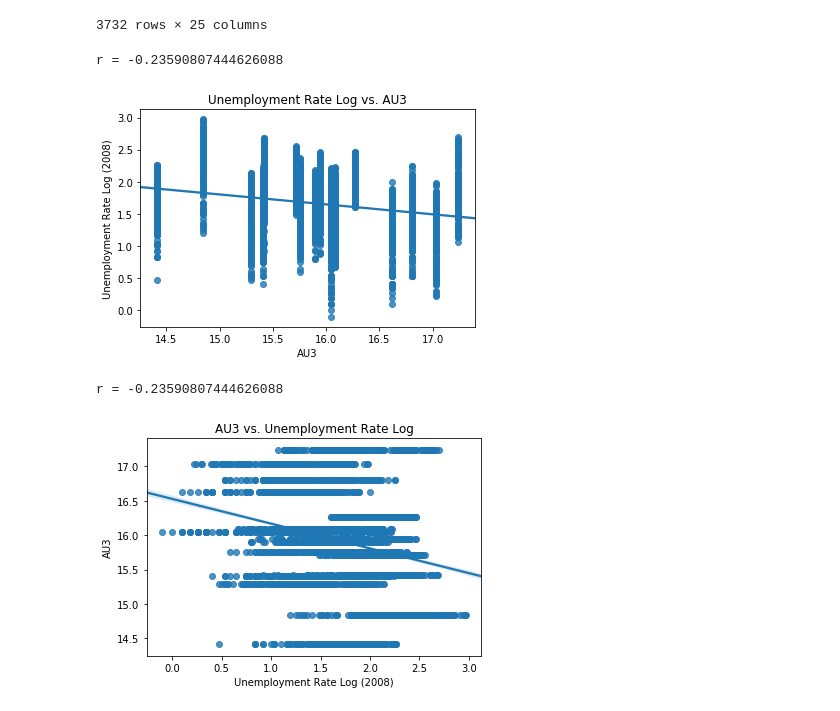
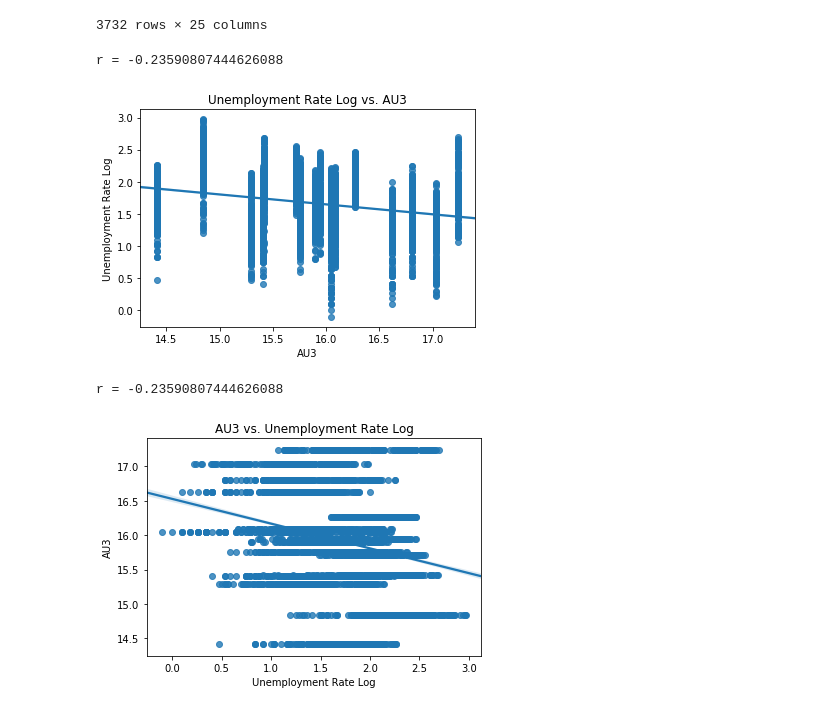
Before and after one commit to agupta01/ds3-zillow, a Jupyter notebook: Plotting (unemployment).ipynb, the cells around one changed output. Cells and saved outputs as stored; diff of their text form; code cells hidden in the pictures.

Commit message:
plot

```diff
--- a/Plotting (unemployment).ipynb
+++ b/Plotting (unemployment).ipynb
@@ -837,24 +837,24 @@ metro_unemployment_zhvi_data_vs_arima50 = pd.merge(metro_unemployment_zhvi_data,
 metro_unemployment_zhvi_data_vs_arima50['Unemployment Rate Log'] = np.log(metro_unemployment_zhvi_data_vs_arima50['Unemployment Rate'])
 # %%
 ax = sns.regplot(x=metro_unemployment_zhvi_data_vs_arima50['AU3'], y=metro_unemployment_zhvi_data_vs_arima50['Unemployment Rate Log'], fit_reg=True, ci=75)
-ax.set(xlabel="AU3", ylabel="Unemployment Rate Log (2008)")
+ax.set(xlabel="AU3", ylabel="Unemployment Rate Log")
 ax.set_title("Unemployment Rate Log vs. AU3")
 slope, intercept, r_value, p_value, std_err = sy.linregress(metro_unemployment_zhvi_data_vs_arima50['AU3'], metro_unemployment_zhvi_data_vs_arima50['Unemployment Rate Log'])
 print("r = " + str(r_value))
 plt.show()
 # %% [output]
 r = -0.23590807444626088
-[figure, old version]
+[figure, new version]
 # %%
 ax = sns.regplot(x=metro_unemployment_zhvi_data_vs_arima50['Unemployment Rate Log'], y=metro_unemployment_zhvi_data_vs_arima50['AU3'], fit_reg=True, ci=75)
-ax.set(xlabel="Unemployment Rate Log (2008)", ylabel="AU3")
+ax.set(xlabel="Unemployment Rate Log", ylabel="AU3")
 ax.set_title("AU3 vs. Unemployment Rate Log")
 slope, intercept, r_value, p_value, std_err = sy.linregress(metro_unemployment_zhvi_data_vs_arima50['Unemployment Rate Log'], metro_unemployment_zhvi_data_vs_arima50['AU3'])
 print("r = " + str(r_value))
 plt.show()
 # %% [output]
 r = -0.23590807444626088
-[figure, old version]
+[figure, new version]
 # %%
 metro_unemployment_zhvi_data_vs_arima50
 # %% [output]
```
Also changed, not shown: parts of 4 cells of this notebook.
